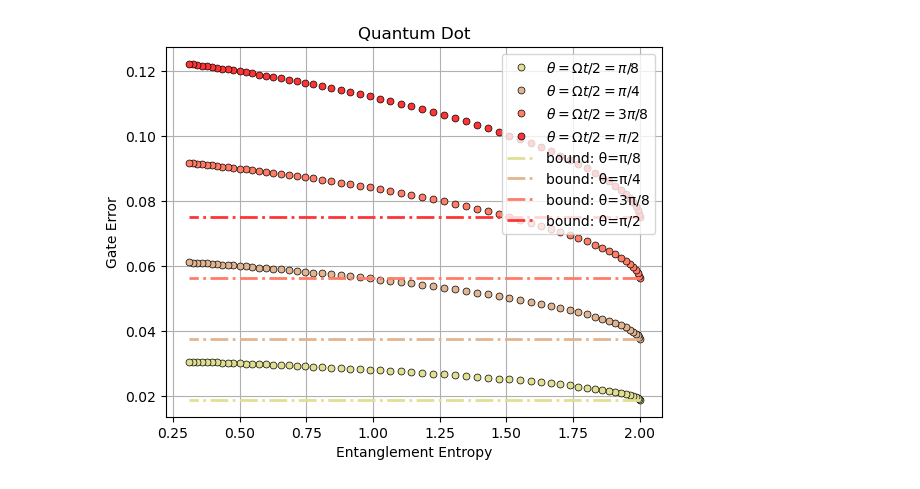
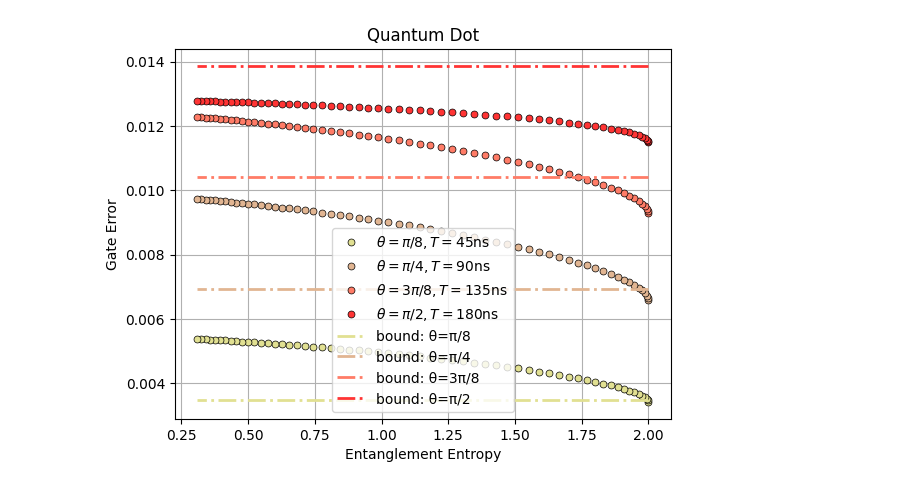
Before and after one commit to minidas/Entanglement-Induced-Resilience-of-Quantum-Dynamics, a Jupyter notebook: Quantum_dot_qutip.ipynb, the cells around one changed output. Drawn from its saved outputs; the diff is of its cells as text; code cells hidden in the pictures.

```diff
--- a/Quantum_dot_qutip.ipynb
+++ b/Quantum_dot_qutip.ipynb
@@ -10,8 +10,8 @@ import random as rand
 N=10
 d=2**N
 
-exact_model = Quantum_dot(np.pi/1e9)
-analog_model = analog_QD(exact_model, h=5e5,J=1e6, DeltaE=2e8,epsilon=0.01) #theta represents tan(theta) in the paper
+exact_model = Quantum_dot(np.pi/1.8e-7)
+analog_model = analog_QD(exact_model, h=5e4,J=1e5, DeltaE=2e8,epsilon=0.001) #theta represents tan(theta) in the paper
 
 def rank_k_haar_state(rank,seed=None):
     #initial qutip state
@@ -65,14 +65,14 @@ error_list = []
 for temperature in tqdm(range(60)):
     state = thermal_state((temperature)*0.008)
     entropy_list.append(RDM_entropy(state.full(),8)[-1]) #entropy of 8-qubit subsystem
-    error_list.append(analog_error(state,analog_model,np.linspace(0,1e-7 , 5)))
+    error_list.append(analog_error(state,analog_model,np.linspace(0,2.25e-7 , 6)))
 # %%
 bound=[]
 summator=0
 perturbation=analog_model.H-exact_model.H
-for i in range(4):
+for i in range(5):
     for j in tqdm(range(500)):
-        summator+=5e-11*np.linalg.norm(perturbation(2.5e-8*i+5e-11*j).full(),'fro')/sqrt(d)
+        summator+=9e-11*np.linalg.norm(perturbation(4.5e-8*i+9e-11*j).full(),'fro')/sqrt(d)
         # summator+=5e-11*np.linalg.norm(perturbation(2.5e-8*i+5e-11*j).full(),'fro')**2/d
     bound.append(summator)
 # %%
@@ -87,36 +87,49 @@ popt, pcov = curve_fit(error_vs_entropy, entropy_list, error_plot_list[0], p0=[0
 fit_line1 = error_vs_entropy(np.array(entropy_list), *popt)
 
 fit_line2 = []
 popt, pcov = curve_fit(error_vs_entropy, entropy_list, error_plot_list[1], p0=[0.01, 0.01])
 fit_line2 = error_vs_entropy(np.array(entropy_list), *popt)
 
 fit_line3 = []
 popt, pcov = curve_fit(error_vs_entropy, entropy_list, error_plot_list[2], p0=[0.01, 0.01])
 fit_line3 = error_vs_entropy(np.array(entropy_list), *popt)
 
 fit_line4 = []
 popt, pcov = curve_fit(error_vs_entropy, entropy_list, error_plot_list[3], p0=[0.01, 0.01])
 fit_line4 = error_vs_entropy(np.array(entropy_list), *popt)
 
+temper=[0.008*i for i in range(60)]
 import matplotlib.pyplot as plt
-plt.plot(entropy_list,np.array(error_list)[:,1],color='0.3', marker='o', markersize=5, mfc="#e1e092", mec='k', linestyle='', markeredgewidth=0.5,label=r'$\theta=\Omega t/2=\pi/8$')
-plt.plot(entropy_list,np.array(error_list)[:,2],color='0.3', marker='o', markersize=5, mfc="#e1b592", mec='k', linestyle='', markeredgewidth=0.5,label=r'$\theta=\Omega t/2=\pi/4$')
-plt.plot(entropy_list,np.array(error_list)[:,3],color='0.3', marker='o', markersize=5, mfc="#ff7c67", mec='k', linestyle='', markeredgewidth=0.5,label=r'$\theta=\Omega t/2=3\pi/8$')
-plt.plot(entropy_list,np.array(error_list)[:,4],color='0.3', marker='o', markersize=5, mfc="#ff3434", mec='k', linestyle='', markeredgewidth=0.5,label=r'$\theta=\Omega t/2=\pi/2$')
+plt.plot(entropy_list,np.array(error_list)[:,1],color='0.3', marker='o', markersize=5, mfc="#e1e092", mec='k', linestyle='', markeredgewidth=0.5,label=r'$\theta=\pi/8,T=45$ns')
+plt.plot(entropy_list,np.array(error_list)[:,2],color='0.3', marker='o', markersize=5, mfc="#e1b592", mec='k', linestyle='', markeredgewidth=0.5,label=r'$\theta=\pi/4,T=90$ns')
+plt.plot(entropy_list,np.array(error_list)[:,3],color='0.3', marker='o', markersize=5, mfc="#ff7c67", mec='k', linestyle='', markeredgewidth=0.5,label=r'$\theta=3\pi/8,T=135$ns')
+plt.plot(entropy_list,np.array(error_list)[:,4],color='0.3', marker='o', markersize=5, mfc="#ff3434", mec='k', linestyle='', markeredgewidth=0.5,label=r'$\theta=\pi/2,T=180$ns')
+
 # plt.plot(entropy_list,fit_line1,color="#82c5c7", linestyle='--', label='fit: θ=π/8',linewidth=2)
 # plt.plot(entropy_list,fit_line2,color="#88be7d", linestyle='--', label='fit: θ=π/4',linewidth=2)
 # plt.plot(entropy_list,fit_line3,color="#b8a978", linestyle='--', label='fit: θ=3π/8',linewidth=2)
 # plt.plot(entropy_list,fit_line4,color="#be7d7d", linestyle='--', label='fit: θ=π/2',linewidth=2)
 plt.plot(entropy_list,[bound[0]]*60,color='#e1e092', linestyle='-.', label='bound: θ=π/8',linewidth=2)
 plt.plot(entropy_list,[bound[1]]*60,color='#e1b592', linestyle='-.', label='bound: θ=π/4',linewidth=2)
 plt.plot(entropy_list,[bound[2]]*60,color='#ff7c67', linestyle='-.', label='bound: θ=3π/8',linewidth=2)
 plt.plot(entropy_list,[bound[3]]*60,color="#ff3434", linestyle='-.', label='bound: θ=π/2',linewidth=2)
+
+
+# plt.plot(temper,np.array(error_list)[:,1],color='0.3', marker='o', markersize=5, mfc="#e1e092", mec='k', linestyle='', markeredgewidth=0.5,label=r'$\theta=\pi/8,T=45$ns')
+# plt.plot(temper,np.array(error_list)[:,2],color='0.3', marker='o', markersize=5, mfc="#e1b592", mec='k', linestyle='', markeredgewidth=0.5,label=r'$\theta=\pi/4,T=90$ns')
+# plt.plot(temper,np.array(error_list)[:,3],color='0.3', marker='o', markersize=5, mfc="#ff7c67", mec='k', linestyle='', markeredgewidth=0.5,label=r'$\theta=3\pi/8,T=135$ns')
+# plt.plot(temper,np.array(error_list)[:,4],color='0.3', marker='o', markersize=5, mfc="#ff3434", mec='k', linestyle='', markeredgewidth=0.5,label=r'$\theta=\pi/2,T=180$ns')
+# plt.plot(temper,[bound[0]]*60,color='#e1e092', linestyle='-.', label='bound: θ=π/8',linewidth=2)
+# plt.plot(temper,[bound[1]]*60,color='#e1b592', linestyle='-.', label='bound: θ=π/4',linewidth=2)
+# plt.plot(temper,[bound[2]]*60,color='#ff7c67', linestyle='-.', label='bound: θ=3π/8',linewidth=2)
+# plt.plot(temper,[bound[3]]*60,color="#ff3434", linestyle='-.', label='bound: θ=π/2',linewidth=2)
 plt.xlabel('Entanglement Entropy')
+# plt.xlabel(r'Temperature$^{-1}$')
 plt.ylabel('Gate Error')
 plt.title('Quantum Dot')
-plt.legend(loc=1)
+plt.legend(loc=0)
 plt.grid()
 plt.savefig('./Figures/QD_entropy_error.pdf',bbox_inches='tight',dpi=600)
 plt.show()
 # %% [output]
-[figure, old version]
+[figure, new version]
```
Also changed, not shown: 5 other files.
